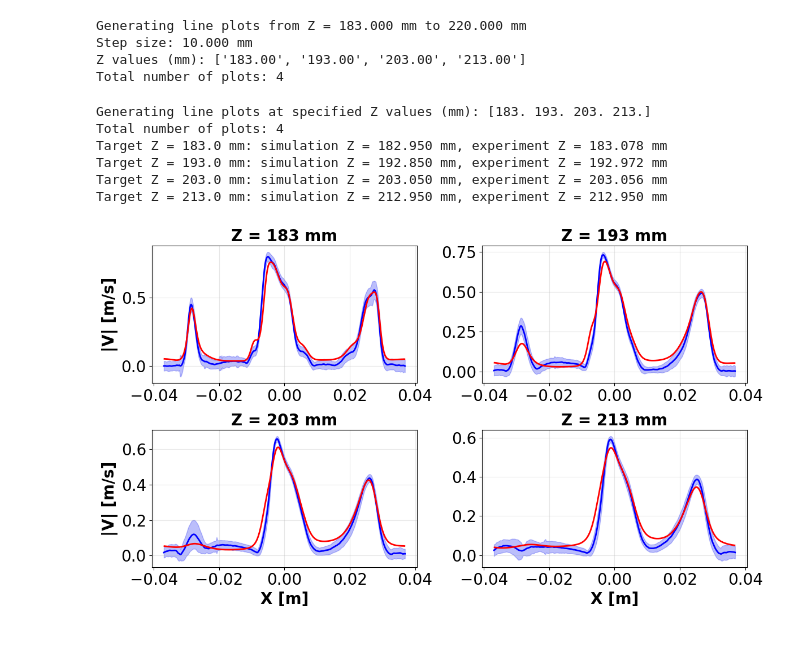
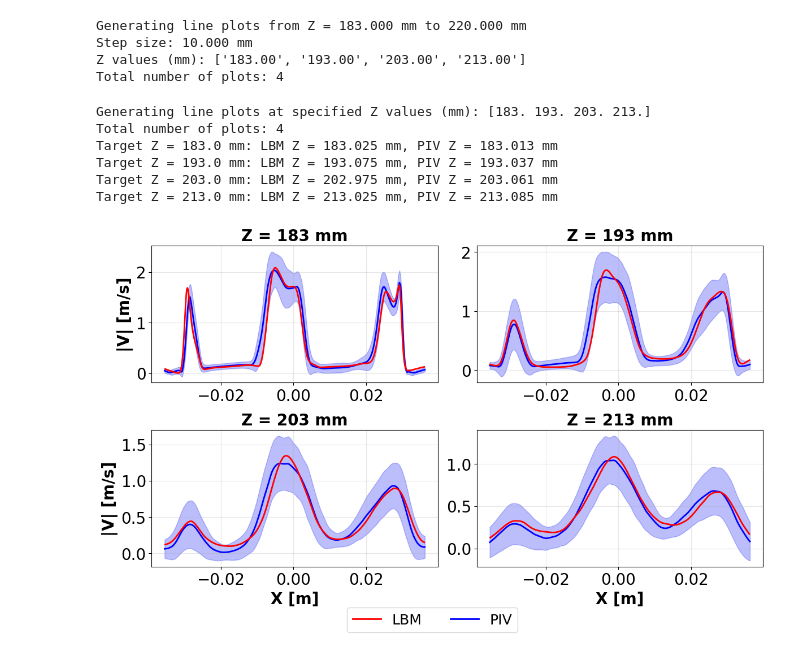
Before and after one commit to goru14qe/A1A4_paper2, a Jupyter notebook: Python_files/A1A4_surface_plots_FINAL.ipynb, the cells around one changed output. Saved outputs shown, nothing was run; the diff lists cells and outputs as text; code cells hidden in the pictures.

```diff
--- a/Python_files/A1A4_surface_plots_FINAL.ipynb
+++ b/Python_files/A1A4_surface_plots_FINAL.ipynb
@@ -9,14 +9,14 @@ import matplotlib.ticker as ticker
 import os
 # %%
 # Configuration
-file2 = 'S_Pos03_Re100_B0001_T.csv'
-folder_name1 = '../30/sim/30_Re_100'  # Simulation folder
-folder_name2 = '../30/exp/30_Re_100'  # Experimental folder
+file2 = 'S_Pos03_Re300_B0001_T.csv'
+folder_name1 = '../30/sim/30_Re_300'  # Simulation folder
+folder_name2 = '../30/exp/30_Re_300'  # Experimental folder
 
 #exp_folder = '../irregular/exp/Pos3_transformed'
 #sim_folder = '../irregular/sim/irregular_0.07_extended/Pos3_transformed'
 
-folder_name = '30_Re_100'  # Output folder for plots
+folder_name = '30_Re_300'  # Output folder for plots
 output_dir = '../Plots/'+ folder_name
 
 n_arrows = 14
@@ -50,8 +50,8 @@ axis_2 = 'Points_2'
 plot_type = 'horizontal'
 #plot_type = 'vertical'
 
-label1 = "simulation"
-label2 = "experiment"
+label1 = "LBM"
+label2 = "PIV"
 
 if not os.path.exists(output_dir):
     os.makedirs(output_dir)
@@ -527,39 +525,48 @@ for i, idx in enumerate(selected_indices):
     if data['has_std'] and data['std_exp'] is not None:
         ax.fill_between(data['x_exp'],
                 data['vel_exp'] - data['std_exp'],
                 data['vel_exp'] + data['std_exp'],
                 color="#1e28f2", alpha=0.3, zorder=1)
         ax.plot(data['x_exp'], data['vel_exp'], label=label2,
             color='b', linestyle='-', linewidth=2, zorder=2)
     else:
         ax.plot(data['x_exp'], data['vel_exp'], label=label2, color='b',
                linestyle='--', linewidth=2, zorder=2)
 
     if i // n_cols == n_rows - 1:
         ax.set_xlabel('X [m]', fontsize=20, fontweight='bold')
     if i % n_cols == 0:
         ax.set_ylabel('|V| [m/s]', fontsize=20, fontweight='bold')
     ax.set_title(f'Z = {data["z_target_mm"]:.0f} mm', fontsize=20, fontweight='bold')
     ax.grid(True, alpha=0.3)
     ax.tick_params(labelsize=20)
-#ax.legend(fontsize=18, loc='best')
 # Hide unused subplots
 for i in range(len(selected_indices), len(axes)):
     axes[i].set_visible(False)
+# Add one shared legend below the entire figure
+handles, labels = axes[0].get_legend_handles_labels()
+fig.legend(
+    handles,
+    labels,
+    loc='lower center',
+    bbox_to_anchor=(0.5, -0.06),
+    ncol=2,
+    fontsize=18
+)
 
 #plt.suptitle(f'Velocity Profiles at Different Z-Heights (Re$_p$ = 100, Position {pos})',
 #             fontsize=18, fontweight='bold', y=0.995)
 plt.tight_layout()
 plt.savefig(f'{output_dir}/Summary_Line_Profiles_Pos{pos}.png', dpi=300, bbox_inches='tight')
 plt.show()
 # %% [output]
 Generating line plots at specified Z values (mm): [183. 193. 203. 213.]
 Total number of plots: 4
-Target Z = 183.0 mm: simulation Z = 182.950 mm, experiment Z = 183.078 mm
-Target Z = 193.0 mm: simulation Z = 192.850 mm, experiment Z = 192.972 mm
-Target Z = 203.0 mm: simulation Z = 203.050 mm, experiment Z = 203.056 mm
-Target Z = 213.0 mm: simulation Z = 212.950 mm, experiment Z = 212.950 mm
+Target Z = 183.0 mm: LBM Z = 183.025 mm, PIV Z = 183.013 mm
+Target Z = 193.0 mm: LBM Z = 193.075 mm, PIV Z = 193.037 mm
+Target Z = 203.0 mm: LBM Z = 202.975 mm, PIV Z = 203.061 mm
+Target Z = 213.0 mm: LBM Z = 213.025 mm, PIV Z = 213.085 mm
-[figure, old version]
+[figure, new version]
 # %%
 # Create summary DataFrame
 summary_df = pd.DataFrame({
```
Also changed, not shown: parts of 7 cells of this notebook, 50 other files.
